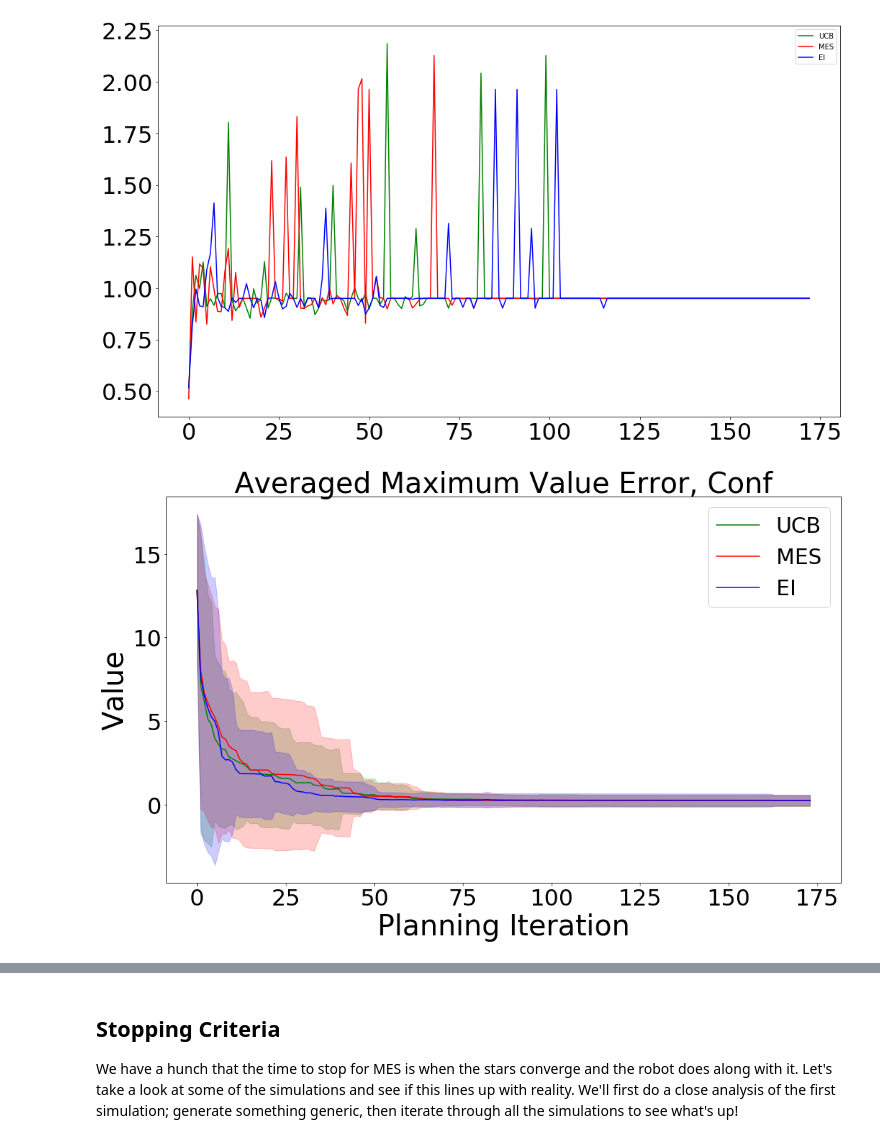
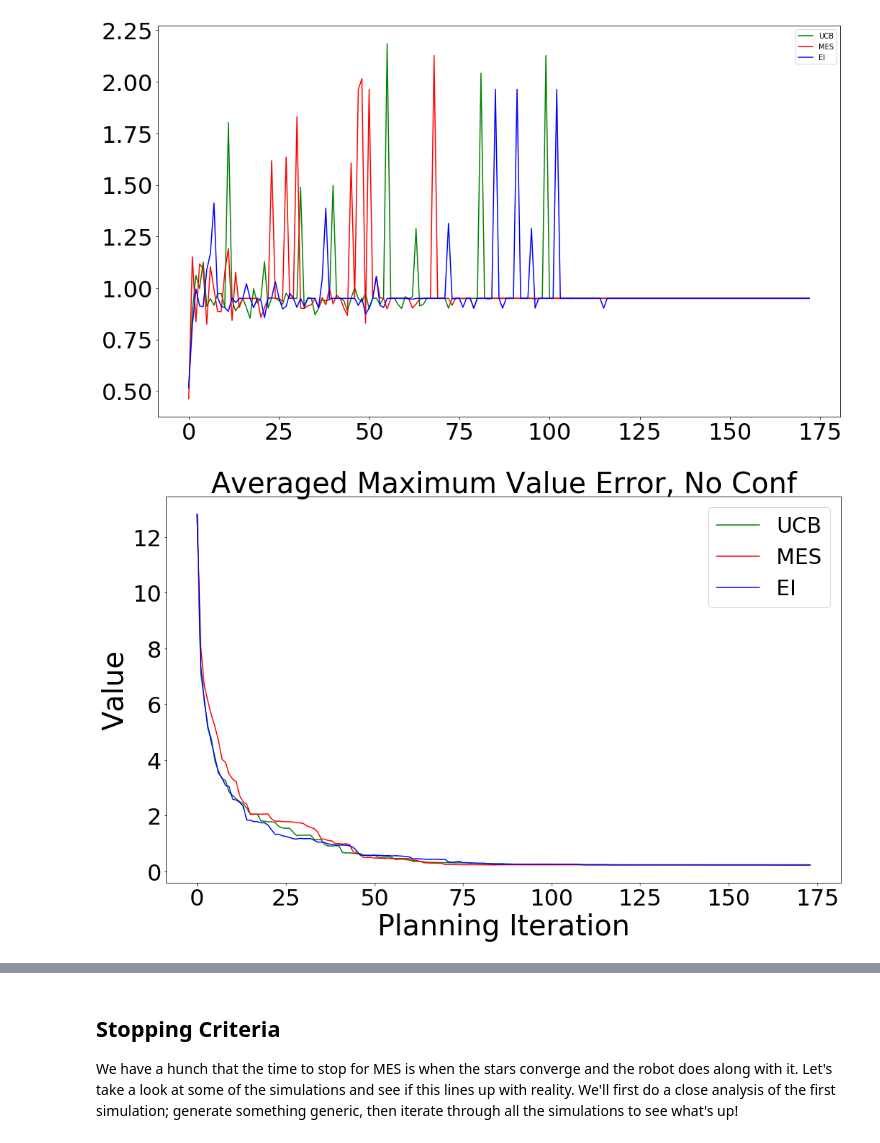
Before and after one commit to expeditionary-robotics/informative-path-planning, a Jupyter notebook: data_processing.ipynb, the cells around one changed output, grey strips where cells are left out. Saved outputs shown, nothing was run; the diff lists cells and outputs as text; code cells hidden in the pictures.

```diff
--- a/data_processing.ipynb
+++ b/data_processing.ipynb
@@ -359,33 +359,33 @@ def make_plots(param,title,d=20, plot_confidence=False, save_fig=False, lab="Val
 
     plt.plot([l/d for l in ucb], 'g', label='UCB')
     plt.plot([l/d for l in mes], 'r', label='MES')
     plt.plot([l/d for l in ei], 'b', label='EI')
 
     if plot_confidence:
         x = [i for i in range(174)]
         y1 = [l/d + m for l,m in zip(ucb,vucb)]
         y2 = [l/d - m for l,m in zip(ucb,vucb)]
 
         y3 = [l/d + m for l,m in zip(mes,vmes)]
         y4 = [l/d - m for l,m in zip(mes,vmes)]
 
         y5 = [l/d + m for l,m in zip(ei,vei)]
         y6 = [l/d - m for l,m in zip(ei,vei)]
 
         plt.fill_between(x, y1, y2, color='g', alpha=0.2)
         plt.fill_between(x, y3, y4, color='r', alpha=0.2)
         plt.fill_between(x, y5, y6, color='b', alpha=0.2)
 
     plt.legend(fontsize=30)
     plt.xlabel("Planning Iteration")
     plt.ylabel(lab)
 
     if save_fig:
         plt.savefig(title)
     plt.title(title)
     plt.show()
 
-make_plots('max_val_error', 'Averaged Maximum Value Error, Conf', 40, True, True)
+make_plots('max_val_error', 'Averaged Maximum Value Error, No Conf', 40, False, True)
 # %% [output]
-[figure, old version]
+[figure, new version]
 # %%
```
Also changed, not shown: parts of 6 cells of this notebook, 1 other file.
